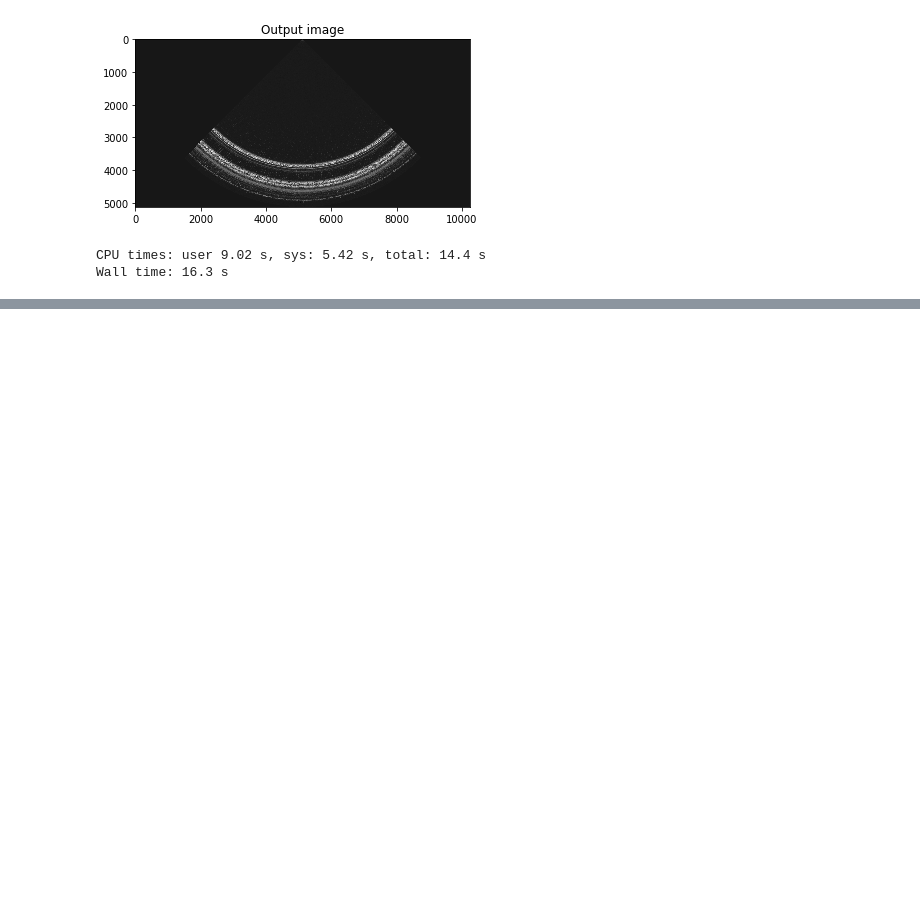
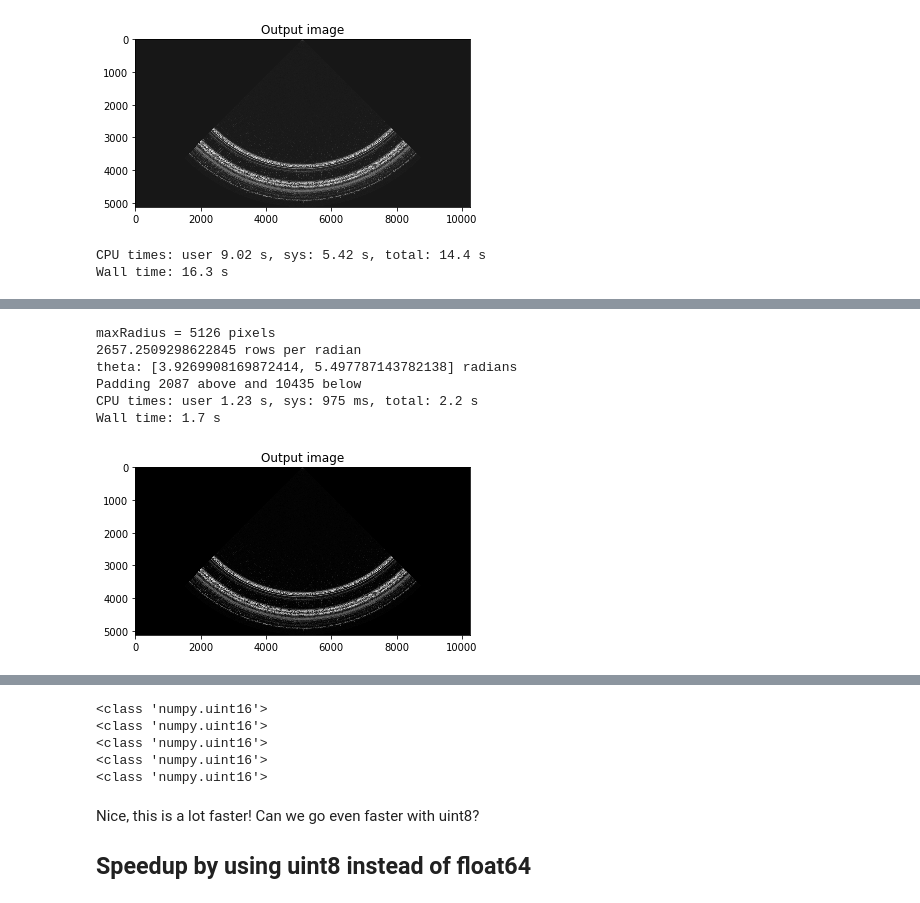
Before and after one commit to wlmeng11/rtl-ultrasound, a Jupyter notebook: experiments/20180818/rtlsdr_ultrasound_test.ipynb, the cells around one changed output, grey strips where cells are left out. Cells and saved outputs as stored; diff of their text form; code cells hidden in the pictures; blank space fills up the shorter version.

```diff
--- a/experiments/20180818/rtlsdr_ultrasound_test.ipynb
+++ b/experiments/20180818/rtlsdr_ultrasound_test.ipynb
@@ -582,0 +807,43 @@ Wall time: 16.3 s
+# %%
+%%time
+import cv2
+
+maxRadius = im_in.shape[1]
+print("maxRadius = {} pixels".format(maxRadius))
+
+angle_range = np.pi/2 # range of angle swept by transducer (radians)
+theta_scale_factor = im_in.shape[0] / angle_range # rows per radian
+print("{} rows per radian".format(theta_scale_factor))
+theta_min = 3/2*np.pi - angle_range/2
+theta_max = 3/2*np.pi + angle_range/2
+print("theta: [{}, {}] radians".format(theta_min, theta_max))
+
+# pad the image
+pad_below = int(theta_min * theta_scale_factor) # how many rows to pad below theta_min
+pad_above = int((2*np.pi - theta_max) * theta_scale_factor) # how mahy rows to pad above theta_max
+print("Padding {} above and {} below".format(pad_above, pad_below))
+im_below = np.zeros((pad_below, maxRadius), dtype='uint16')
+im_above = np.zeros((pad_above, maxRadius), dtype='uint16')
+
+padded_image = np.vstack((im_above, im_in, im_below))
+# scale image
+scaled_image = cv2.resize(padded_image, (2*maxRadius, maxRadius), interpolation=cv2.INTER_CUBIC)
+
+# transform image
+center = (int(scaled_image.shape[1]/2), 0) # (x, y) coordinate from top-left of image
+flags = cv2.WARP_INVERSE_MAP
+im_out = cv2.linearPolar(scaled_image, center, maxRadius, flags)
+# %% [output]
+maxRadius = 5126 pixels
+2657.2509298622845 rows per radian
+theta: [3.9269908169872414, 5.497787143782138] radians
+Padding 2087 above and 10435 below
+CPU times: user 1.23 s, sys: 975 ms, total: 2.2 s
+Wall time: 1.7 s
+# %%
+%%time
+plt.imshow(im_out, cmap='gray')
+plt.title("Output image")
+plt.show()
+# %% [output]
+[figure, added]
@@ -582,0 +852,16 @@ Wall time: 16.3 s
+# %%
+print(type(im_below[0, 0]))
+print(type(im_above[0, 0]))
+print(type(padded_image[0, 0]))
+print(type(scaled_image[0, 0]))
+print(type(im_out[0, 0]))
+# %% [output]
+<class 'numpy.uint16'>
+<class 'numpy.uint16'>
+<class 'numpy.uint16'>
+<class 'numpy.uint16'>
+<class 'numpy.uint16'>
+# %% [markdown]
+Nice, this is a lot faster! Can we go even faster with uint8?
+
+## Speedup by using uint8 instead of float64
```
Also changed, not shown: parts of 16 cells of this notebook.
